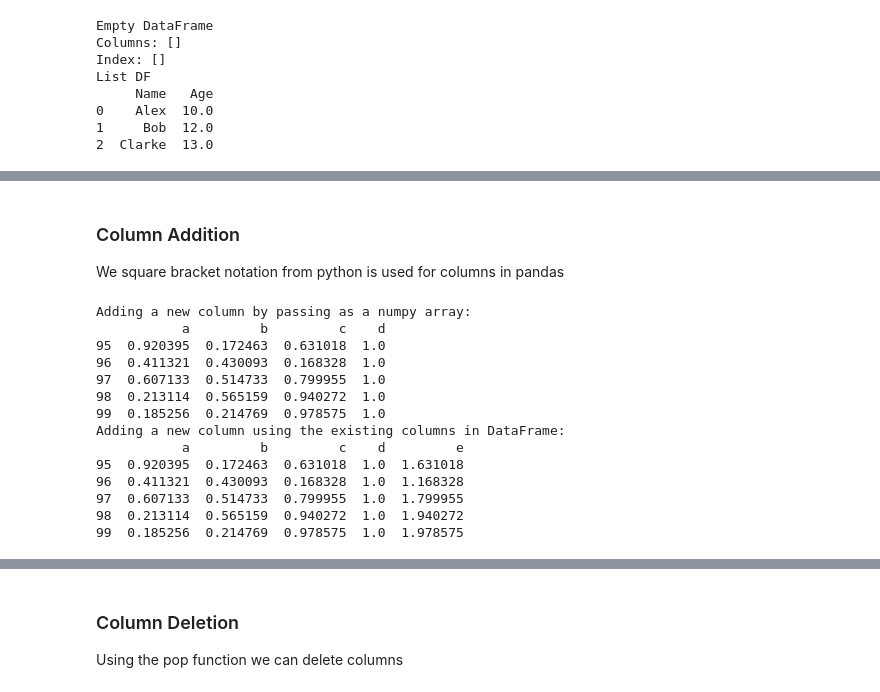
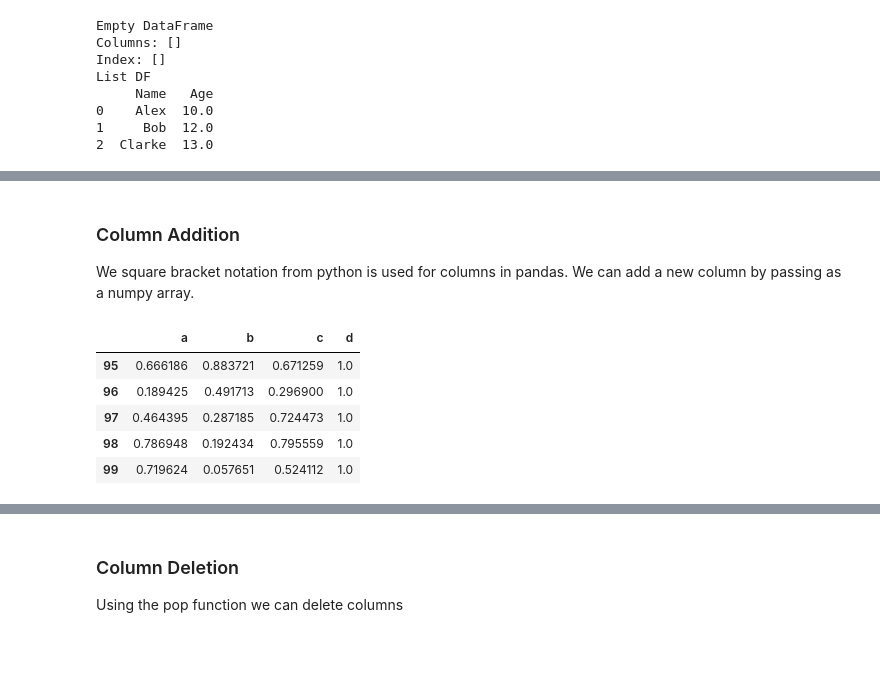
Before and after one commit to ricedatasci/workshop1-numpy-pandas, a Jupyter notebook: Intro-to-Pandas.ipynb, the cells around one changed output, grey strips where cells are left out. Saved outputs shown, nothing was run; the diff lists cells and outputs as text; code cells hidden in the pictures; blank space fills up the shorter version.

Commit message:
Finished pandas workshop

```diff
--- a/Intro-to-Pandas.ipynb
+++ b/Intro-to-Pandas.ipynb
@@ -156,27 +151,14 @@ random_df.tail()
 # %% [markdown]
 ### Column Addition
 
-We square bracket notation from python is used for columns in pandas
+We square bracket notation from python is used for columns in pandas. We can add a new column by passing as a numpy array.
-# %%
-print ("Adding a new column by passing as a numpy array:")
-random_df['d'] = np.ones((100,))
-print(random_df.tail())
-
-print ("Adding a new column using the existing columns in DataFrame:")
-random_df['e'] = random_df['c'] + random_df['d']
-print(random_df.tail())
-# %% [output]
-Adding a new column by passing as a numpy array:
-           a         b         c    d
-95  0.920395  0.172463  0.631018  1.0
-96  0.411321  0.430093  0.168328  1.0
-97  0.607133  0.514733  0.799955  1.0
-98  0.213114  0.565159  0.940272  1.0
-99  0.185256  0.214769  0.978575  1.0
-Adding a new column using the existing columns in DataFrame:
-           a         b         c    d         e
-95  0.920395  0.172463  0.631018  1.0  1.631018
-96  0.411321  0.430093  0.168328  1.0  1.168328
-97  0.607133  0.514733  0.799955  1.0  1.799955
-98  0.213114  0.565159  0.940272  1.0  1.940272
-99  0.185256  0.214769  0.978575  1.0  1.978575
+# %%
+random_df['d'] = np.ones((100,))
+random_df.tail()
+# %% [output]
+|  | a | b | c | d |
+| 95 | 0.666186 | 0.883721 | 0.671259 | 1.0 |
+| 96 | 0.189425 | 0.491713 | 0.296900 | 1.0 |
+| 97 | 0.464395 | 0.287185 | 0.724473 | 1.0 |
+| 98 | 0.786948 | 0.192434 | 0.795559 | 1.0 |
+| 99 | 0.719624 | 0.057651 | 0.524112 | 1.0 |
```
Also changed, not shown: parts of 36 cells of this notebook.
